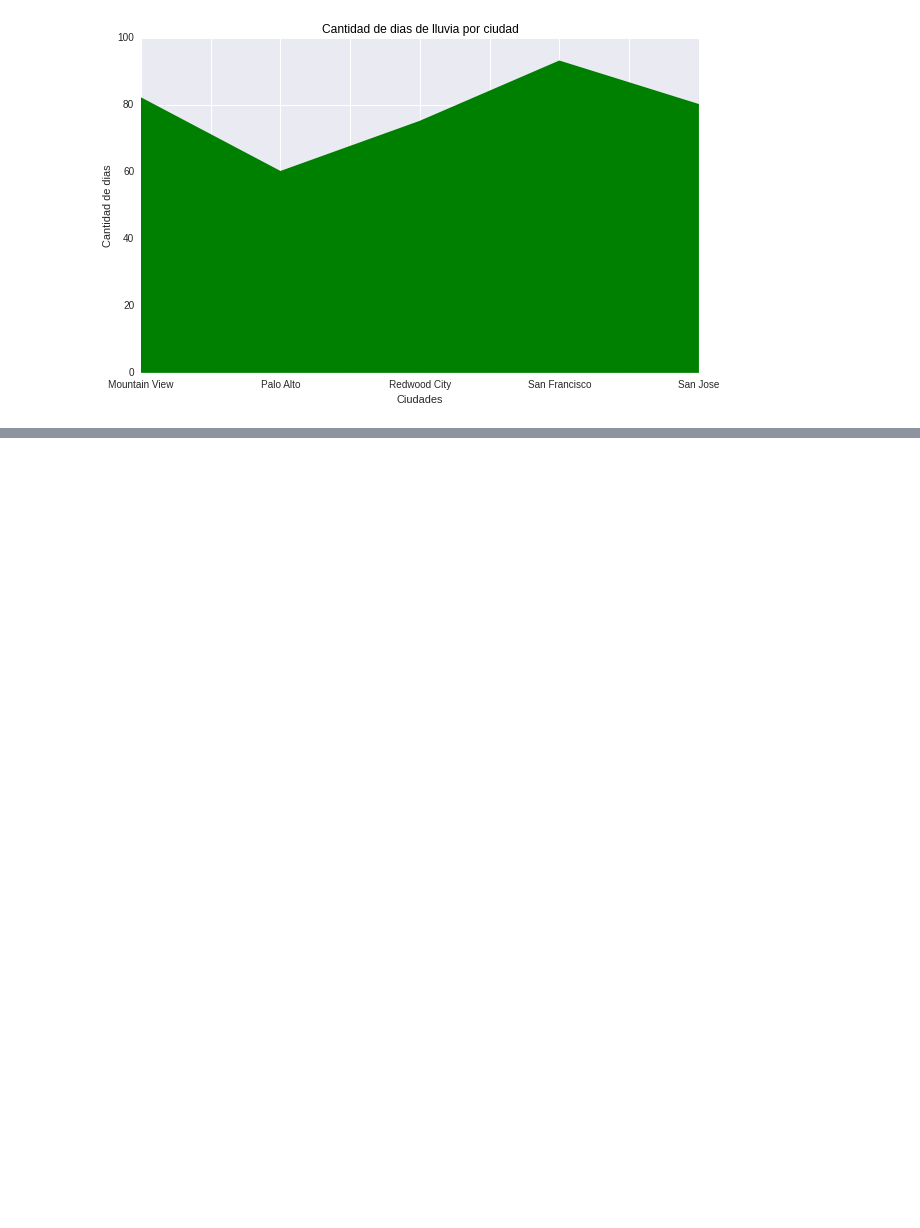
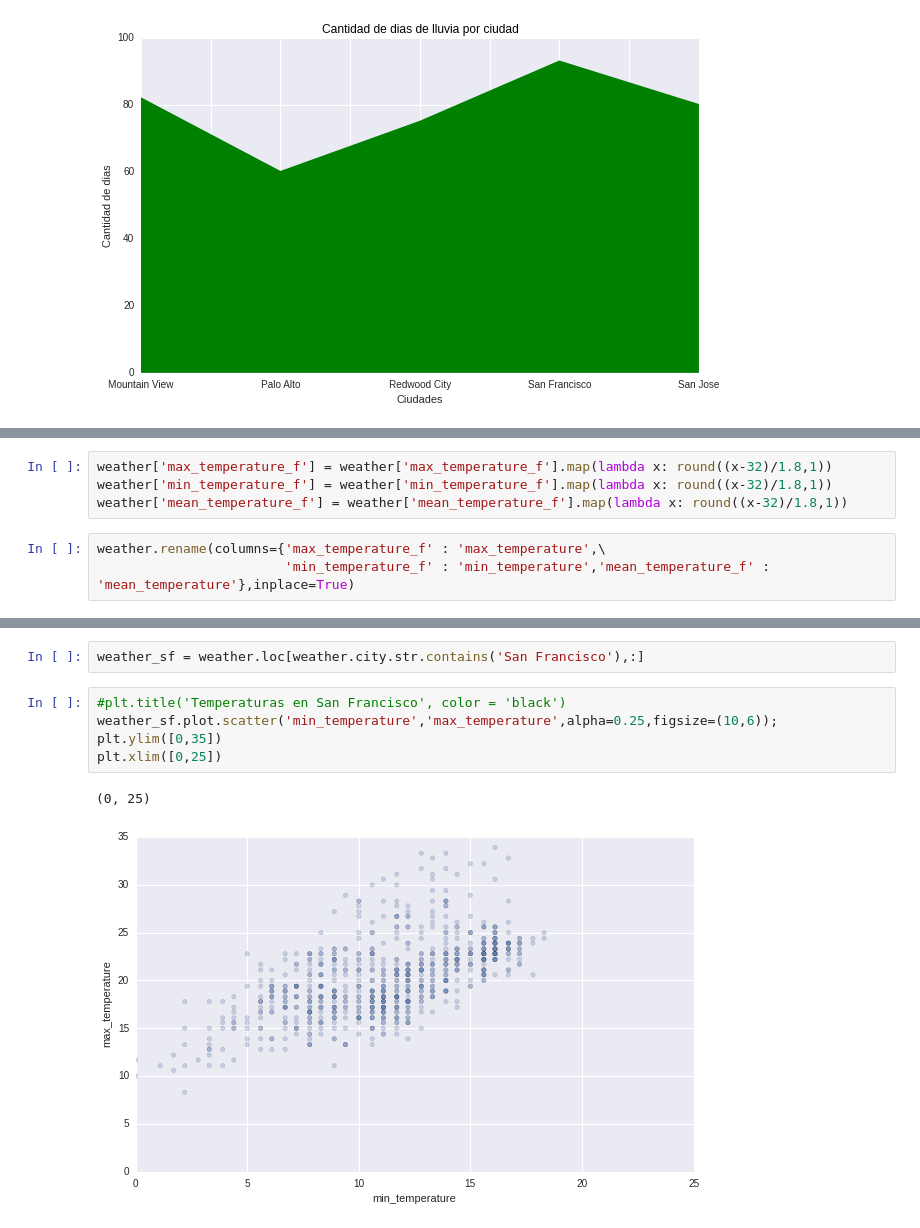
Before and after one commit to AlexVilla92/TP-Datos-2017, a Jupyter notebook: TP1-Exploracion-De-Datos-07-Relacion-Entre-Alquileres-Y-Clima.ipynb, the cells around one changed output, grey strips where cells are left out. Drawn from its saved outputs; the diff is of its cells as text; blank space fills up the shorter version.

Commit message:
hice un scatter sobre la temperatura en las ciudades, pero no me deja poner el titulo

```diff
--- a/TP1-Exploracion-De-Datos-07-Relacion-Entre-Alquileres-Y-Clima.ipynb
+++ b/TP1-Exploracion-De-Datos-07-Relacion-Entre-Alquileres-Y-Clima.ipynb
@@ -135,0 +138,7 @@ plt.xlabel('Ciudades')
+# %%
+weather['max_temperature_f'] = weather['max_temperature_f'].map(lambda x: round((x-32)/1.8,1))
+weather['min_temperature_f'] = weather['min_temperature_f'].map(lambda x: round((x-32)/1.8,1))
+weather['mean_temperature_f'] = weather['mean_temperature_f'].map(lambda x: round((x-32)/1.8,1))
+# %%
+weather.rename(columns={'max_temperature_f' : 'max_temperature',\
+                        'min_temperature_f' : 'min_temperature','mean_temperature_f' : 'mean_temperature'},inplace=True)
@@ -135,0 +153,10 @@ plt.xlabel('Ciudades')
+# %%
+weather_sf = weather.loc[weather.city.str.contains('San Francisco'),:]
+# %%
+#plt.title('Temperaturas en San Francisco', color = 'black')
+weather_sf.plot.scatter('min_temperature','max_temperature',alpha=0.25,figsize=(10,6));
+plt.ylim([0,35])
+plt.xlim([0,25])
+# %% [output]
+(0, 25)
+[figure, added]
```
Also changed, not shown: parts of 4 cells of this notebook.
